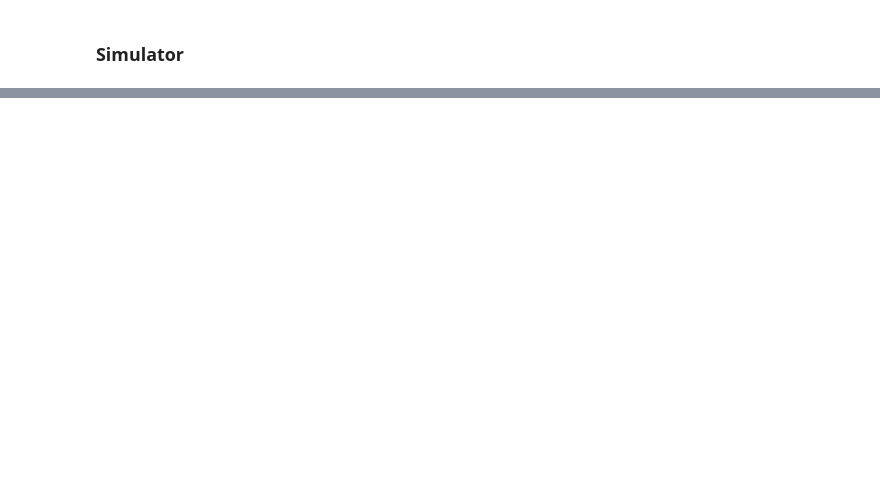
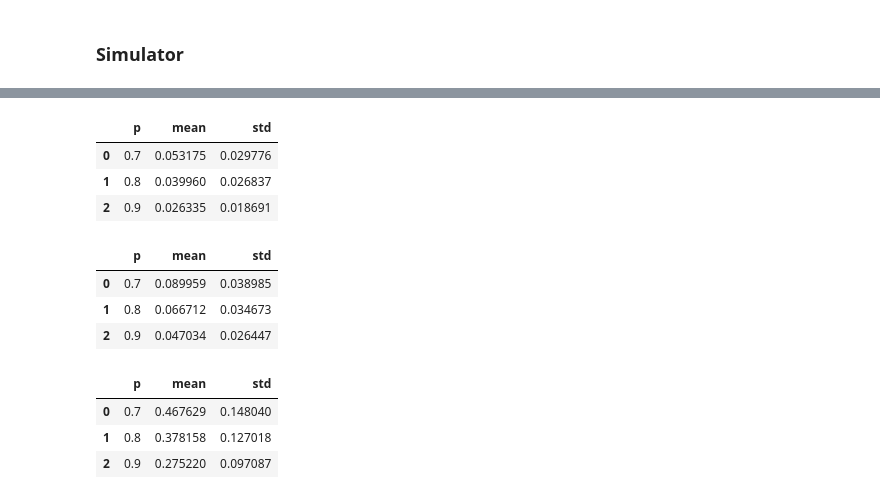
Before and after one commit to brianliu12437/COVID-Classroom-Delta, a Jupyter notebook: Classroom Simulations/Simulator/Fall 2021 Classroom Simulators V2.ipynb, the cells around one changed output, grey strips where cells are left out. Cells and saved outputs as stored; diff of their text form; code cells hidden in the pictures; blank space fills up the shorter version.

```diff
--- a/Classroom Simulations/Simulator/Fall 2021 Classroom Simulators V2.ipynb
+++ b/Classroom Simulations/Simulator/Fall 2021 Classroom Simulators V2.ipynb
@@ -421,3 +380,16 @@ args = [[True, small_plan, small_volume, small_pixels_per_foot, 'breathe', 'mask
+# %%
+#General Parameters
+seating_function = generate_clumpy_plan
+p_range = [0.7,0.8,0.9]
+N = 50
+time = 1
+
+
+#Arguments
+
+args = [[ small_plan, small_volume, small_pixels_per_foot, 'breathe', 'mask_unvax_small_breathe'],
+[ small_plan, small_volume, small_pixels_per_foot, 'speak', 'mask_unvax_small_speak'],
+[ small_plan, small_volume, small_pixels_per_foot, 'sing','mask_unvax_small_sing']]
 # %%
 @ray.remote
 def parallel_wrapper(p):
@@ -634,0 +464,21 @@ plt.legend()
+# %%
+mask_unvax_small_breathe
+# %% [output]
+|  | p | mean | std |
+| 0 | 0.7 | 0.053175 | 0.029776 |
+| 1 | 0.8 | 0.039960 | 0.026837 |
+| 2 | 0.9 | 0.026335 | 0.018691 |
+# %%
+mask_unvax_small_speak
+# %% [output]
+|  | p | mean | std |
+| 0 | 0.7 | 0.089959 | 0.038985 |
+| 1 | 0.8 | 0.066712 | 0.034673 |
+| 2 | 0.9 | 0.047034 | 0.026447 |
+# %%
+mask_unvax_small_sing
+# %% [output]
+|  | p | mean | std |
+| 0 | 0.7 | 0.467629 | 0.148040 |
+| 1 | 0.8 | 0.378158 | 0.127018 |
+| 2 | 0.9 | 0.275220 | 0.097087 |
```
Also changed, not shown: parts of 14 cells of this notebook, 1 other file.
